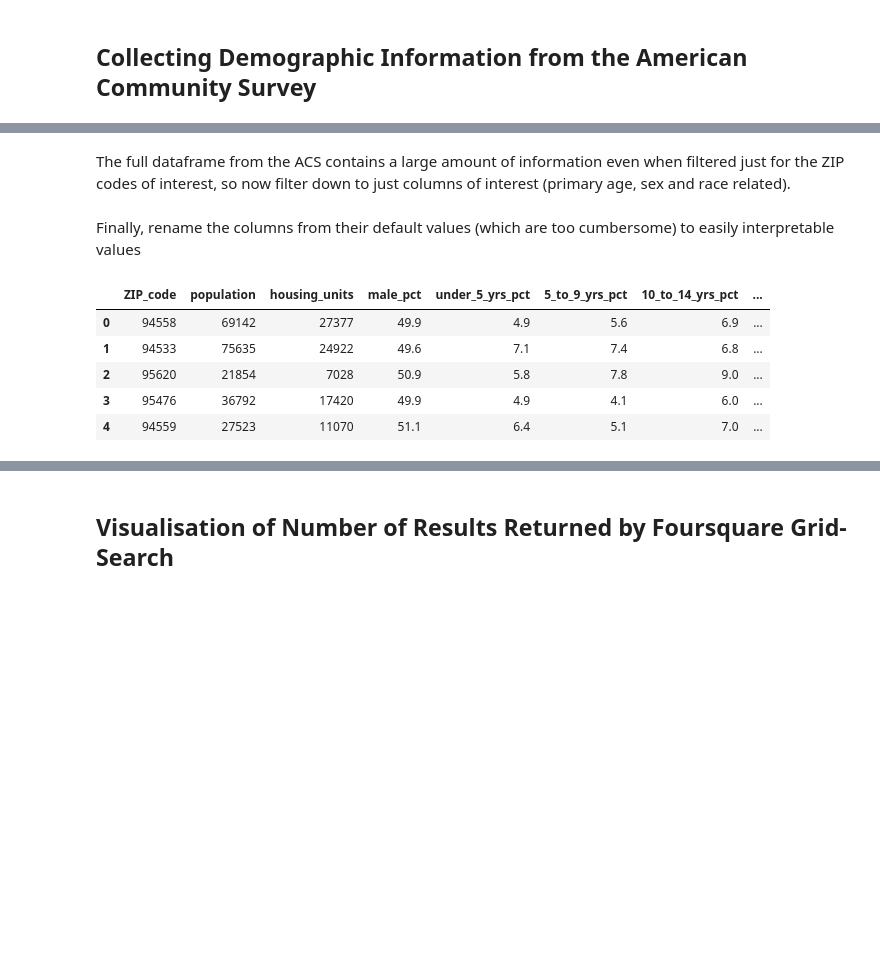
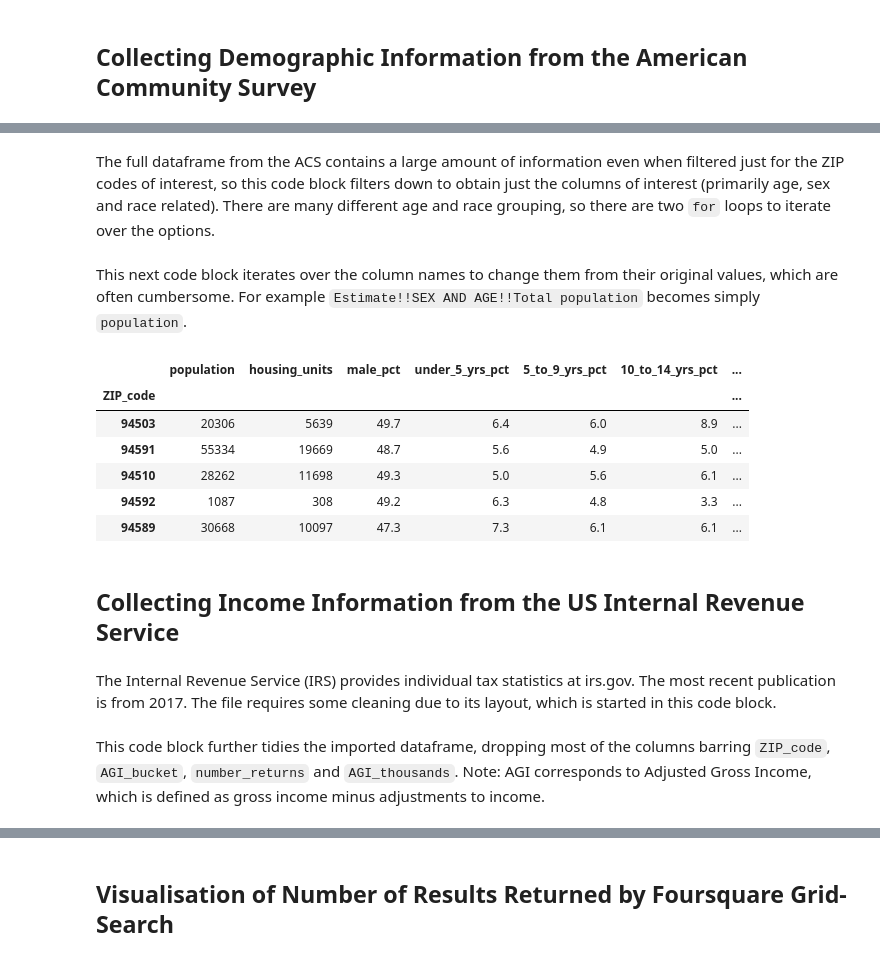
Before and after one commit to juliandarby/assignment, a Jupyter notebook: Capstone - Financial Access in the Bay.ipynb, the cells around one changed output, grey strips where cells are left out. Cells and saved outputs as stored; diff of their text form; code cells hidden in the pictures; blank space fills up the shorter version.

```diff
--- a/Capstone - Financial Access in the Bay.ipynb
+++ b/Capstone - Financial Access in the Bay.ipynb
@@ -78,7 +102,7 @@ Collect ZIP to ZCTA cross-walk from usdmapper.org. US census data uses ZCTA (ZIP
 # %%
-url_2 = "https://www.udsmapper.org/docs/zip_to_zcta_2019.xlsx"
+url_1 = "https://www.udsmapper.org/docs/zip_to_zcta_2019.xlsx"
 
-ZIP_to_ZCTA = pd.read_excel(url_2)
+ZIP_to_ZCTA = pd.read_excel(url_1)
 
 ZIP_to_ZCTA = ZIP_to_ZCTA[ZIP_to_ZCTA['ZCTA'] != 'No ZCTA'] # drop 'No ZCTA' data from dataframe
 ZIP_to_ZCTA = ZIP_to_ZCTA.astype({'ZCTA':'int64'}) # change data-type of ZCTA to integer
@@ -206,0 +231,15 @@ Next, check to see how many ZIP codes are completely contained within the search
+# %%
+ZIPs_in_region = []
+
+for ZIP, geometry in zip(bay_ZIPs['ZIP_code'],bay_ZIPs['geometry']):
+    coordinates = list(flatten(geometry['coordinates']))
+    max_long, min_long = max(coordinates[0::2]), min(coordinates[0::2])
+    max_lat, min_lat = max(coordinates[1::2]), min(coordinates[1::2])
+
+    if max_long <= max_longitude and min_long >= min_longitude and max_lat <= max_latitude and min_lat >= min_latitude:
+        ZIPs_in_region.append(ZIP)
+
+    else:
+        pass
+
+len(ZIPs_in_region)
@@ -221,14 +262,14 @@ ACS_df[ACS_column_names_data] = ACS_df[ACS_column_names_data].apply(pd.to_numeri
 
 ACS_Bay_df = pd.DataFrame(columns = ACS_column_names) # initialize blank dataframe
 
-for ZIP in bay_ZIPs['ZIP_code']:
-    temp_df = ACS_df[ACS_df['id'].str.contains(str(ZIP))] # look for ZIP codes from bay_ZIPs in ACS Survey
+for ZIP in ZIPs_in_region:
+    temp_df = ACS_df[ACS_df['id'].str.contains(str(ZIP))] # look for ZIP codes from ZIPs_in_region in ACS Survey
     ACS_Bay_df = ACS_Bay_df.append(temp_df) # append to blank dataframe
 
 ACS_Bay_df = ACS_Bay_df.assign(ZIP_code = np.nan)
 ACS_Bay_df['ZIP_code'] = ACS_Bay_df['Geographic Area Name'].str[5:11] # extract ZCTA information as a separate column
 # %% [markdown]
-The full dataframe from the ACS contains a large amount of information even when filtered just for the ZIP codes of interest, so now filter down to just columns of interest (primary age, sex and race related).
+The full dataframe from the ACS contains a large amount of information even when filtered just for the ZIP codes of interest, so this code block filters down to obtain just the columns of interest (primarily age, sex and race related). There are many different age and race grouping, so there are two `for` loops to iterate over the options.
 # %%
 column_selection = ['ZIP_code','Estimate!!SEX AND AGE!!Total population','Estimate!!Total housing units',
                    'Percent Estimate!!SEX AND AGE!!Total population!!Male',
@@ -256,45 +297,51 @@ races = ['White','Black or African American','American Indian and Alaska Native'
 for race in races: # iterate over races specified above
     race_name = 'Percent Estimate!!Race alone or in combination with one or more other races!!Total population!!{}'.format(race)
     column_selection.append(race_name)
-# %% [markdown]
-Finally, rename the columns from their default values (which are too cumbersome) to easily interpretable values
+# %% [markdown]
+This next code block iterates over the column names to change them from their original values, which are often cumbersome. For example `Estimate!!SEX AND AGE!!Total population` becomes simply `population`.
 # %%
 selected_ACS_Bay = ACS_Bay_df[column_selection] # create dataframe based on desired columns
 
 selected_ACS_Bay = selected_ACS_Bay.rename( # rename columns as follows
     columns = {'Estimate!!SEX AND AGE!!Total population':'population',
                'Estimate!!Total housing units':'housing_units',
                'Percent Estimate!!SEX AND AGE!!Total population!!Male':'male_pct',
                'Percent Estimate!!SEX AND AGE!!Total population!!Under 5 years':'under_5_yrs_pct',
                'Percent Estimate!!SEX AND AGE!!Total population!!85 years and over':'85_and_over_pct',
                'Estimate!!SEX AND AGE!!Total population!!Median age (years)':'median_age',
                'Percent Estimate!!HISPANIC OR LATINO AND RACE!!Total population!!Hispanic or Latino (of any race)':'latino_pct'
               })
 
 for age in ages:
     if age in [25,35,45,65,75]: # some age ranges are over a decade
         selected_ACS_Bay = selected_ACS_Bay.rename(columns = {
             'Percent Estimate!!SEX AND AGE!!Total population!!{} to {} years'.format(age, age + 9):
             '{}_to_{}_yrs_pct'.format(age, age + 9)})
 
     elif age in [5,10,15,20,55,60]: # other age ranges are over 5 years
         selected_ACS_Bay = selected_ACS_Bay.rename(columns = {
             'Percent Estimate!!SEX AND AGE!!Total population!!{} to {} years'.format(age, age + 4):
             '{}_to_{}_yrs_pct'.format(age, age + 4)})
 
 races_labels = ['white','black','native_american','asian','pacific_islander','other'] # abbreviated race names
 
 for race, race_label in zip(races,races_labels):
     selected_ACS_Bay = selected_ACS_Bay.rename(columns = {
         'Percent Estimate!!Race alone or in combination with one or more other races!!Total population!!{}'.format(race):
         '{}_pct'.format(race_label)})
 
-selected_ACS_Bay.reset_index(inplace = True, drop = True) # reset index and drop old index from dataframe
+selected_ACS_Bay = selected_ACS_Bay.astype({'ZIP_code':'int64'}) # change data-type of zip to integer
+selected_ACS_Bay.set_index('ZIP_code',inplace = True) # reset index and drop old index from dataframe
 selected_ACS_Bay.head()
 # %% [output]
-|  | ZIP_code | population | housing_units | male_pct | under_5_yrs_pct | 5_to_9_yrs_pct | 10_to_14_yrs_pct | ... |
-| 0 | 94558 | 69142 | 27377 | 49.9 | 4.9 | 5.6 | 6.9 | ... |
-| 1 | 94533 | 75635 | 24922 | 49.6 | 7.1 | 7.4 | 6.8 | ... |
-| 2 | 95620 | 21854 | 7028 | 50.9 | 5.8 | 7.8 | 9.0 | ... |
-| 3 | 95476 | 36792 | 17420 | 49.9 | 4.9 | 4.1 | 6.0 | ... |
-| 4 | 94559 | 27523 | 11070 | 51.1 | 6.4 | 5.1 | 7.0 | ... |
+|  | population | housing_units | male_pct | under_5_yrs_pct | 5_to_9_yrs_pct | 10_to_14_yrs_pct | ... |
+| ZIP_code |  |  |  |  |  |  | ... |
+| 94503 | 20306 | 5639 | 49.7 | 6.4 | 6.0 | 8.9 | ... |
+| 94591 | 55334 | 19669 | 48.7 | 5.6 | 4.9 | 5.0 | ... |
+| 94510 | 28262 | 11698 | 49.3 | 5.0 | 5.6 | 6.1 | ... |
+| 94592 | 1087 | 308 | 49.2 | 6.3 | 4.8 | 3.3 | ... |
+| 94589 | 30668 | 10097 | 47.3 | 7.3 | 6.1 | 6.1 | ... |
+# %% [markdown]
+## Collecting Income Information from the US Internal Revenue Service
+# %% [markdown]
+The Internal Revenue Service (IRS) provides individual tax statistics at irs.gov. The most recent publication is from 2017. The file requires some cleaning due to its layout, which is started in this code block.
@@ -300,0 +352,2 @@ selected_ACS_Bay.head()
+# %% [markdown]
+This code block further tidies the imported dataframe, dropping most of the columns barring `ZIP_code`, `AGI_bucket`, `number_returns` and `AGI_thousands`. Note: AGI corresponds to Adjusted Gross Income, which is defined as gross income minus adjustments to income.
```
Also changed, not shown: parts of 101 cells of this notebook.
